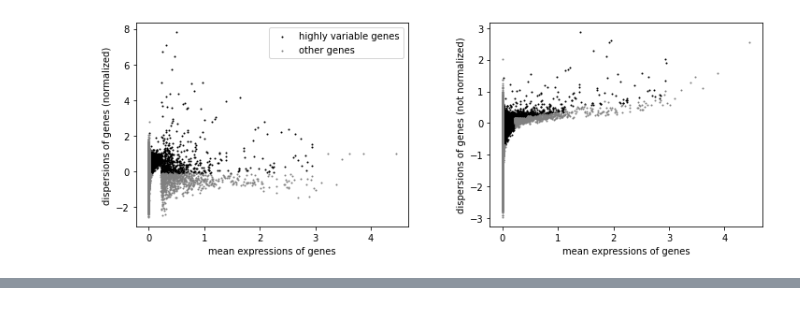
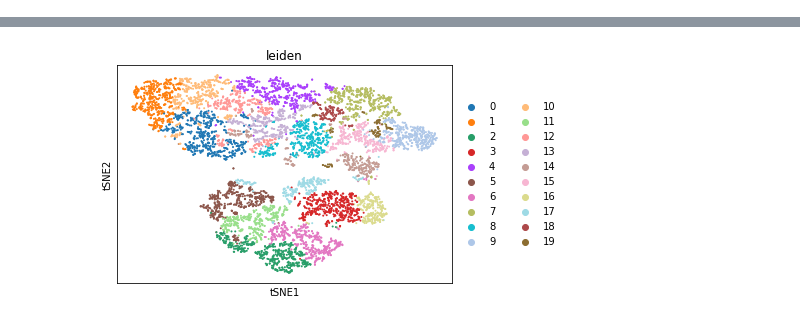
Before and after one commit to juychen/trainsource, a Jupyter notebook: traintarget.ipynb, the cells around one changed output, grey strips where cells are left out. Cells and saved outputs as stored; diff of their text form; code cells hidden in the pictures.

```diff
--- a/traintarget.ipynb
+++ b/traintarget.ipynb
@@ -85,0 +124,20 @@ AnnData object with n_obs × n_vars = 2851 × 18158
+# %%
+device = torch.device("cuda:0" if torch.cuda.is_available() else "cpu")
+# Assuming that we are on a CUDA machine, this should print a CUDA device:
+print(device)
+torch.cuda.set_device(device)
+
+# Construct datasets and data loaders
+X_trainTensor = torch.FloatTensor(X_train).to(device)
+X_validTensor = torch.FloatTensor(X_valid).to(device)
+X_allTensor = torch.FloatTensor(data).to(device)
+
+train_dataset = TensorDataset(X_trainTensor, X_trainTensor)
+valid_dataset = TensorDataset(X_validTensor, X_validTensor)
+all_dataset = TensorDataset(X_allTensor, X_allTensor)
+
+
+X_trainDataLoader = DataLoader(dataset=train_dataset, batch_size=batch_size, shuffle=True)
+X_validDataLoader = DataLoader(dataset=valid_dataset, batch_size=batch_size, shuffle=True)
+
+dataloaders_pretrain = {'train':X_trainDataLoader,'val':X_validDataLoader}
@@ -85,0 +146,16 @@ AnnData object with n_obs × n_vars = 2851 × 18158
+# %%
+encoder = AEBase(input_dim=data.shape[1],latent_dim=dim_au_out,h_dims=encoder_hdims)
+#model = VAE(dim_au_in=data_r.shape[1],dim_au_out=128)
+if torch.cuda.is_available():
+    encoder.cuda()
+
+print(encoder)
+encoder.to(device)
+optimizer_e = optim.Adam(encoder.parameters(), lr=1e-2)
+loss_function_e = nn.MSELoss()
+exp_lr_scheduler_e = lr_scheduler.ReduceLROnPlateau(optimizer_e)
+encoder,loss_report_en = ut.train_extractor_model(net=encoder,data_loaders=dataloaders_pretrain,
+                            optimizer=optimizer_e,loss_function=loss_function_e,
+                            n_epochs=epochs,scheduler=exp_lr_scheduler_e,save_path=pretrain_path)
+
+print("Pretrained finished")
@@ -85,0 +180,2 @@ AnnData object with n_obs × n_vars = 2851 × 18158
+# %%
+embeddings = encoder.encode(X_allTensor).detach().cpu().numpy()
@@ -85,0 +184,2 @@ AnnData object with n_obs × n_vars = 2851 × 18158
+# %%
+adata.obsm["X_AE"] = embeddings
@@ -86,4 +193,5 @@ AnnData object with n_obs × n_vars = 2851 × 18158
 # %%
-sc.pl.highly_variable_genes(adata,)
+sc.tl.leiden(adata)
-# %% [output]
-[figure, removed]
+# %%
+sc.pl.tsne(adata,save=export_name,color=["leiden"])
+# %% [output]
@@ -89,0 +199 @@ sc.pl.highly_variable_genes(adata,)
+[figure, added]
```
Also changed, not shown: parts of 21 cells of this notebook, 1 other file.
